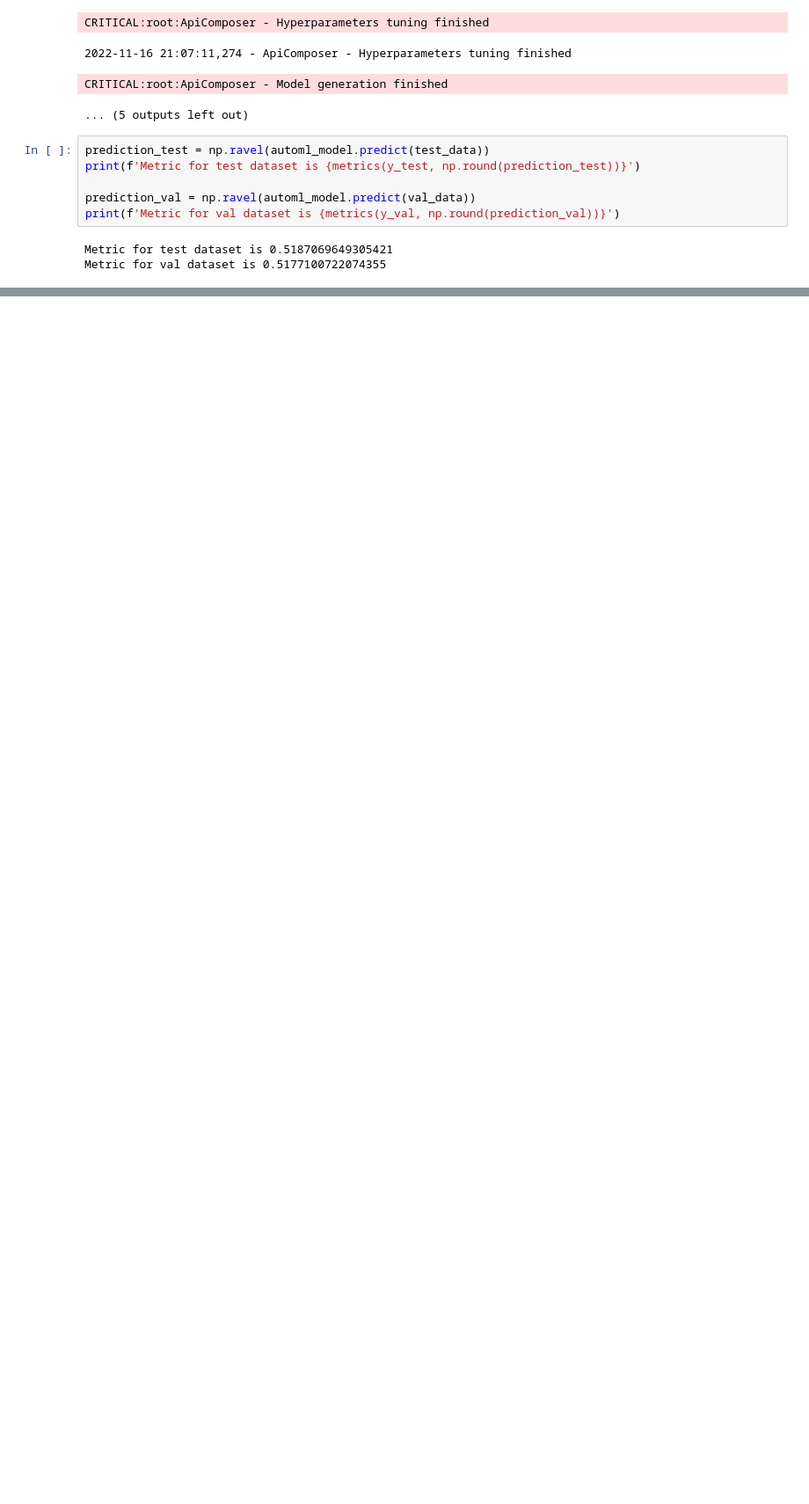
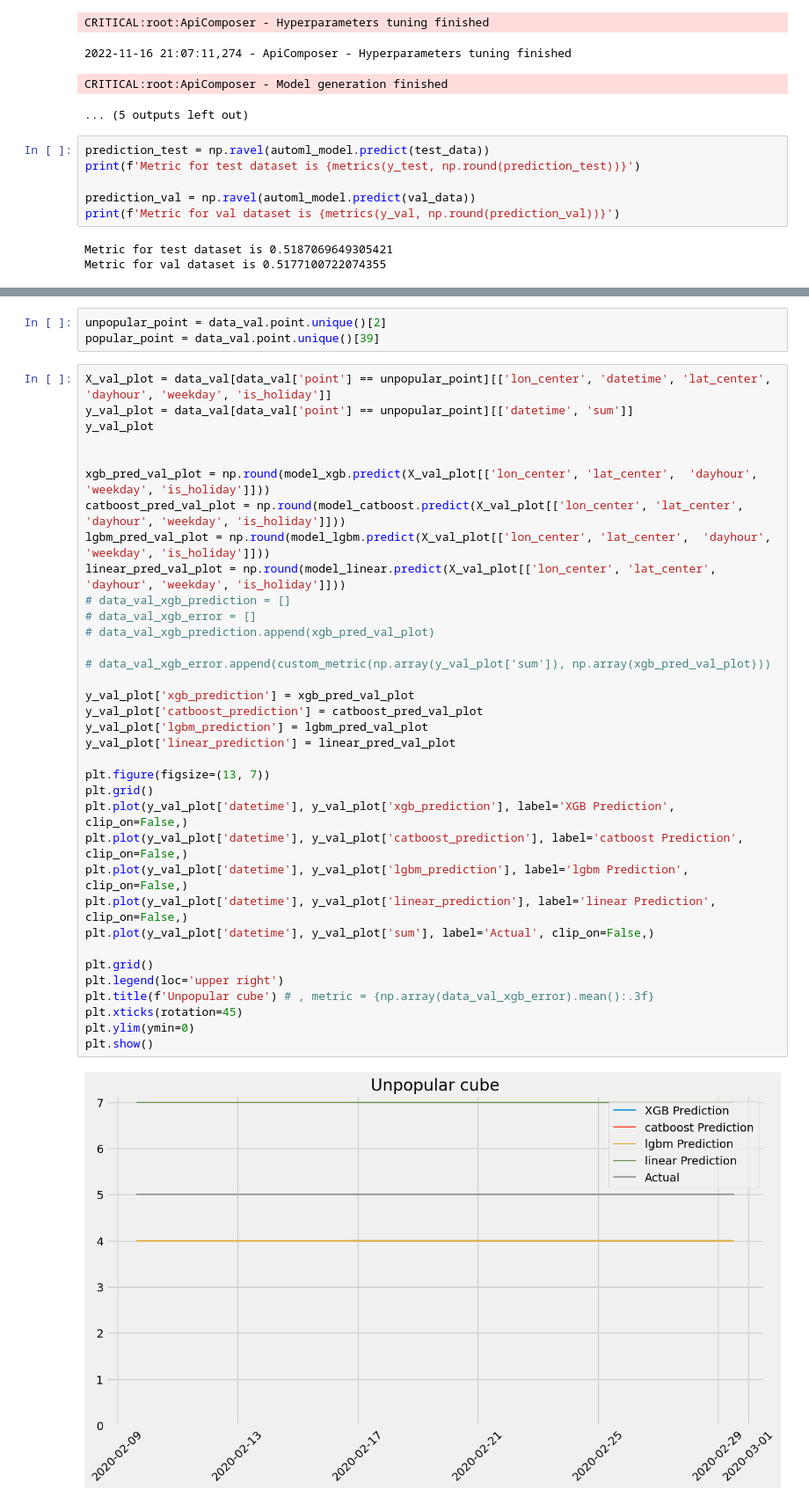
Before and after one commit to jrzkaminski/IndustrialML-ITMO, a Jupyter notebook: Regressors_solutions.ipynb, the cells around one changed output, grey strips where cells are left out. Shown at 88% size. Saved outputs shown, nothing was run; the diff lists cells and outputs as text; blank space fills up the shorter version.

Commit message:
add visualization

```diff
--- a/Regressors_solutions.ipynb
+++ b/Regressors_solutions.ipynb
@@ -438,0 +409,40 @@ automl_model.current_pipeline.show()
+# %%
+unpopular_point = data_val.point.unique()[2]
+popular_point = data_val.point.unique()[39]
+# %%
+X_val_plot = data_val[data_val['point'] == unpopular_point][['lon_center', 'datetime', 'lat_center',  'dayhour', 'weekday', 'is_holiday']]
+y_val_plot = data_val[data_val['point'] == unpopular_point][['datetime', 'sum']]
+y_val_plot
+
+
+xgb_pred_val_plot = np.round(model_xgb.predict(X_val_plot[['lon_center', 'lat_center',  'dayhour', 'weekday', 'is_holiday']]))
+catboost_pred_val_plot = np.round(model_catboost.predict(X_val_plot[['lon_center', 'lat_center',  'dayhour', 'weekday', 'is_holiday']]))
+lgbm_pred_val_plot = np.round(model_lgbm.predict(X_val_plot[['lon_center', 'lat_center',  'dayhour', 'weekday', 'is_holiday']]))
+linear_pred_val_plot = np.round(model_linear.predict(X_val_plot[['lon_center', 'lat_center',  'dayhour', 'weekday', 'is_holiday']]))
+# data_val_xgb_prediction = []
+# data_val_xgb_error = []
+# data_val_xgb_prediction.append(xgb_pred_val_plot)
+
+# data_val_xgb_error.append(custom_metric(np.array(y_val_plot['sum']), np.array(xgb_pred_val_plot)))
+
+y_val_plot['xgb_prediction'] = xgb_pred_val_plot
+y_val_plot['catboost_prediction'] = catboost_pred_val_plot
+y_val_plot['lgbm_prediction'] = lgbm_pred_val_plot
+y_val_plot['linear_prediction'] = linear_pred_val_plot
+
+plt.figure(figsize=(13, 7))
+plt.grid()
+plt.plot(y_val_plot['datetime'], y_val_plot['xgb_prediction'], label='XGB Prediction', clip_on=False,)
+plt.plot(y_val_plot['datetime'], y_val_plot['catboost_prediction'], label='catboost Prediction', clip_on=False,)
+plt.plot(y_val_plot['datetime'], y_val_plot['lgbm_prediction'], label='lgbm Prediction', clip_on=False,)
+plt.plot(y_val_plot['datetime'], y_val_plot['linear_prediction'], label='linear Prediction', clip_on=False,)
+plt.plot(y_val_plot['datetime'], y_val_plot['sum'], label='Actual', clip_on=False,)
+
+plt.grid()
+plt.legend(loc='upper right')
+plt.title(f'Unpopular cube') # , metric = {np.array(data_val_xgb_error).mean():.3f}
+plt.xticks(rotation=45)
+plt.ylim(ymin=0)
+plt.show()
+# %% [output]
+[figure, added]
```
Also changed, not shown: parts of 18 cells of this notebook.
